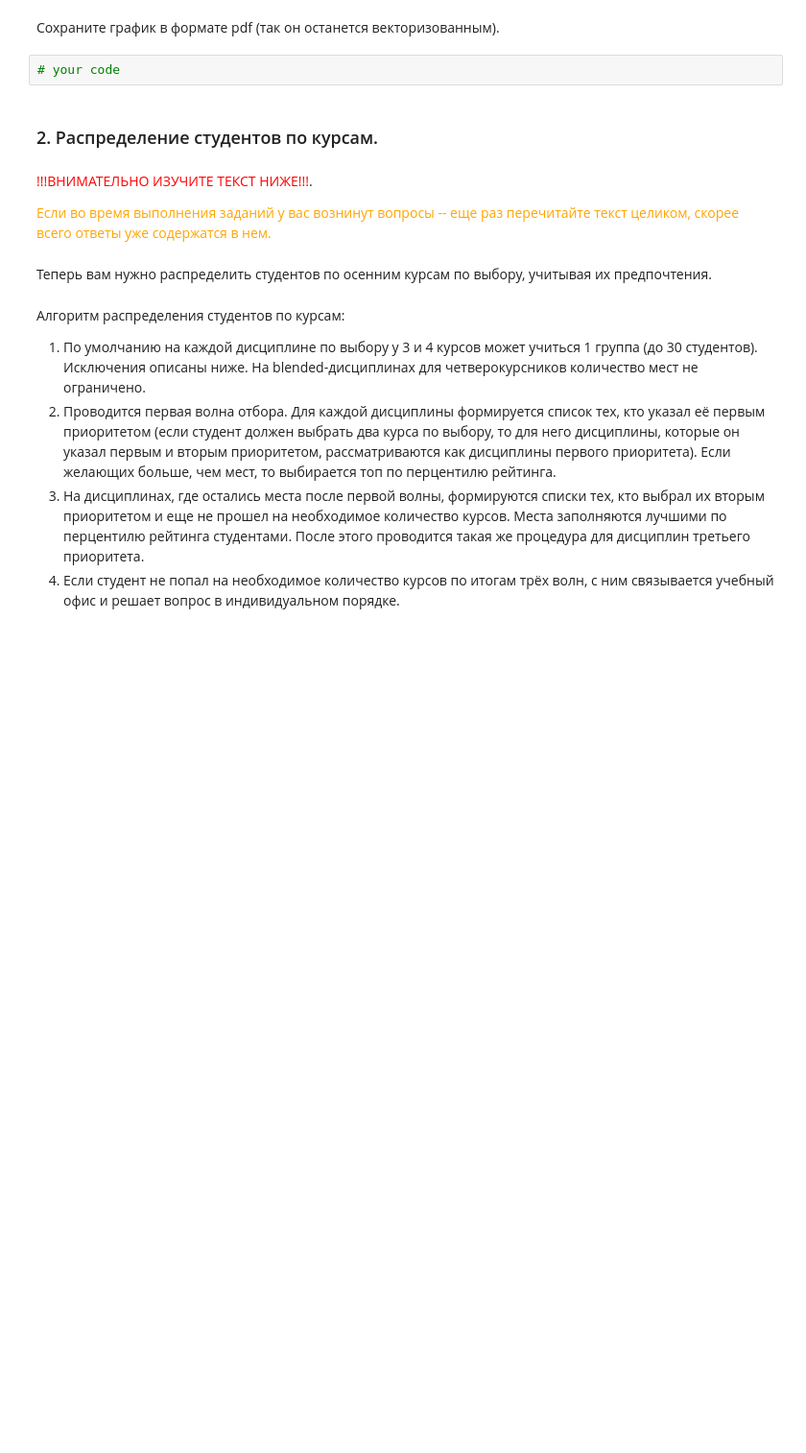
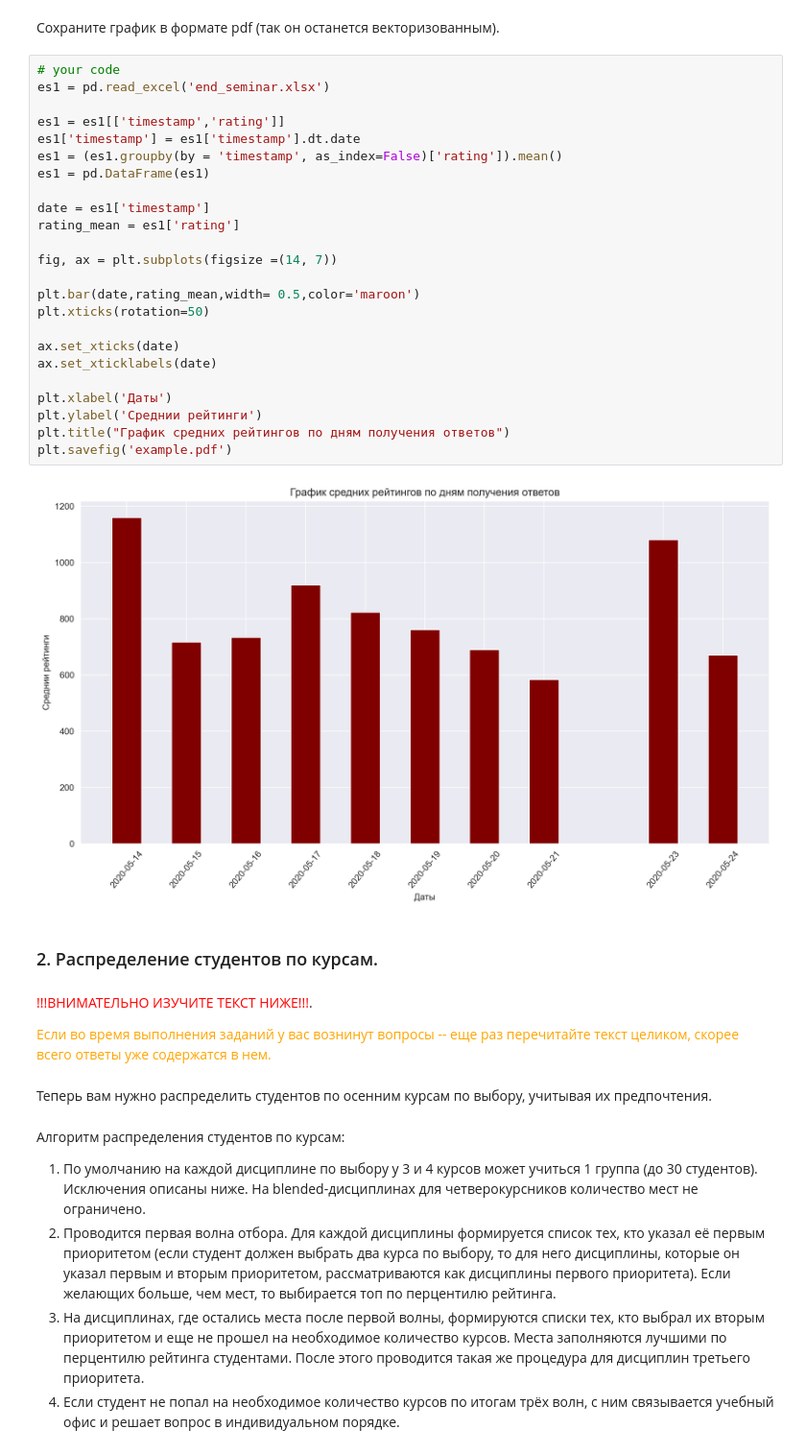
Before and after one commit to dyrbnyak/Modern_methods_of_data-analysis, a Jupyter notebook: l1/homework-practice-01-pandas.ipynb, the cells around one changed output. Shown at 96% size. Saved outputs shown, nothing was run; the diff lists cells and outputs as text; blank space fills up the shorter version.

```diff
--- a/l1/homework-practice-01-pandas.ipynb
+++ b/l1/homework-practice-01-pandas.ipynb
@@ -467,7 +506,31 @@ import seaborn as sns
 # %% [markdown]
 Сохраните график в формате pdf (так он останется векторизованным).
-# %%
-# your code
+# %%
+# your code
+es1 = pd.read_excel('end_seminar.xlsx')
+
+es1 = es1[['timestamp','rating']]
+es1['timestamp'] = es1['timestamp'].dt.date
+es1 = (es1.groupby(by = 'timestamp', as_index=False)['rating']).mean()
+es1 = pd.DataFrame(es1)
+
+date = es1['timestamp']
+rating_mean = es1['rating']
+
+fig, ax = plt.subplots(figsize =(14, 7))
+
+plt.bar(date,rating_mean,width= 0.5,color='maroon')
+plt.xticks(rotation=50)
+
+ax.set_xticks(date)
+ax.set_xticklabels(date)
+
+plt.xlabel('Даты')
+plt.ylabel('Среднии рейтинги')
+plt.title("График средних рейтингов по дням получения ответов")
+plt.savefig('example.pdf')
+# %% [output]
+[figure, added]
 # %% [markdown]
 ### 2. Распределение студентов по курсам.
 # %% [markdown]
```
Also changed, not shown: parts of 3 cells of this notebook, 1 other file.
